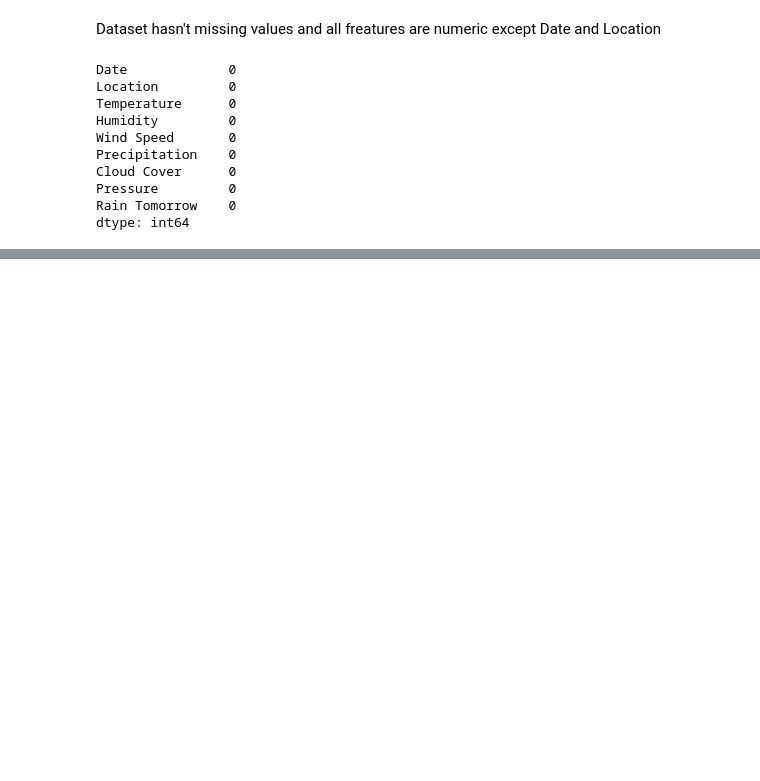
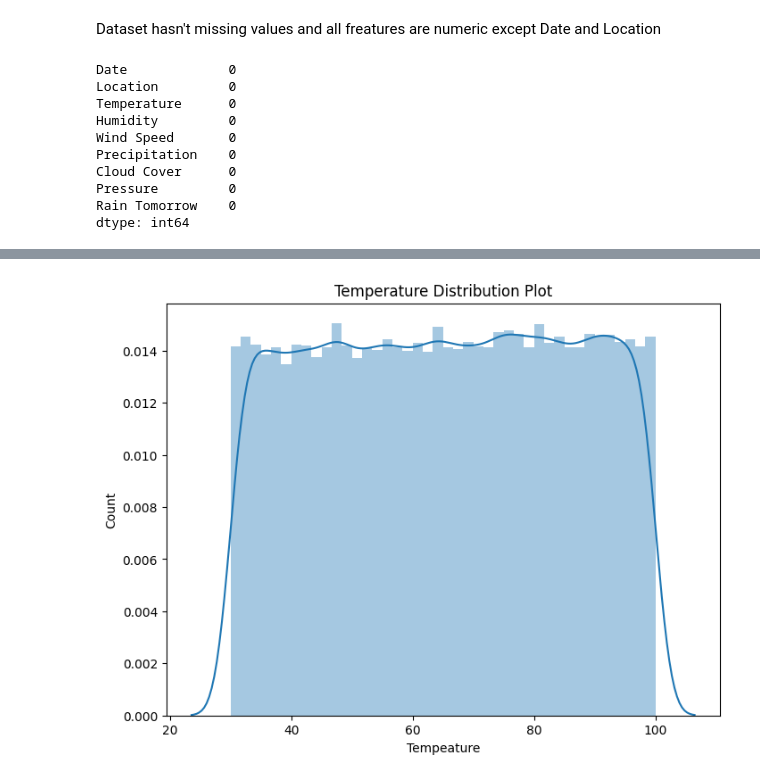
Before and after one commit to AnantVerma-2022/Deep-Learning-NLP-LLM, a Jupyter notebook: rainPrediction.ipynb, the cells around one changed output, grey strips where cells are left out. Saved outputs shown, nothing was run; the diff lists cells and outputs as text; code cells hidden in the pictures; blank space fills up the shorter version.

```diff
--- a/rainPrediction.ipynb
+++ b/rainPrediction.ipynb
@@ -84,0 +202,12 @@ dtype: int64
+# %%
+# Data distribution of Temperature
+
+plt.figure(figsize = (8,6))
+sns.distplot(dataset['Temperature'])
+plt.title("Temperature Distribution Plot")
+plt.xlabel("Tempeature")
+plt.ylabel("Count")
+
+plt.show()
+# %% [output]
+[figure, added]
```
Also changed, not shown: parts of 37 cells of this notebook.
